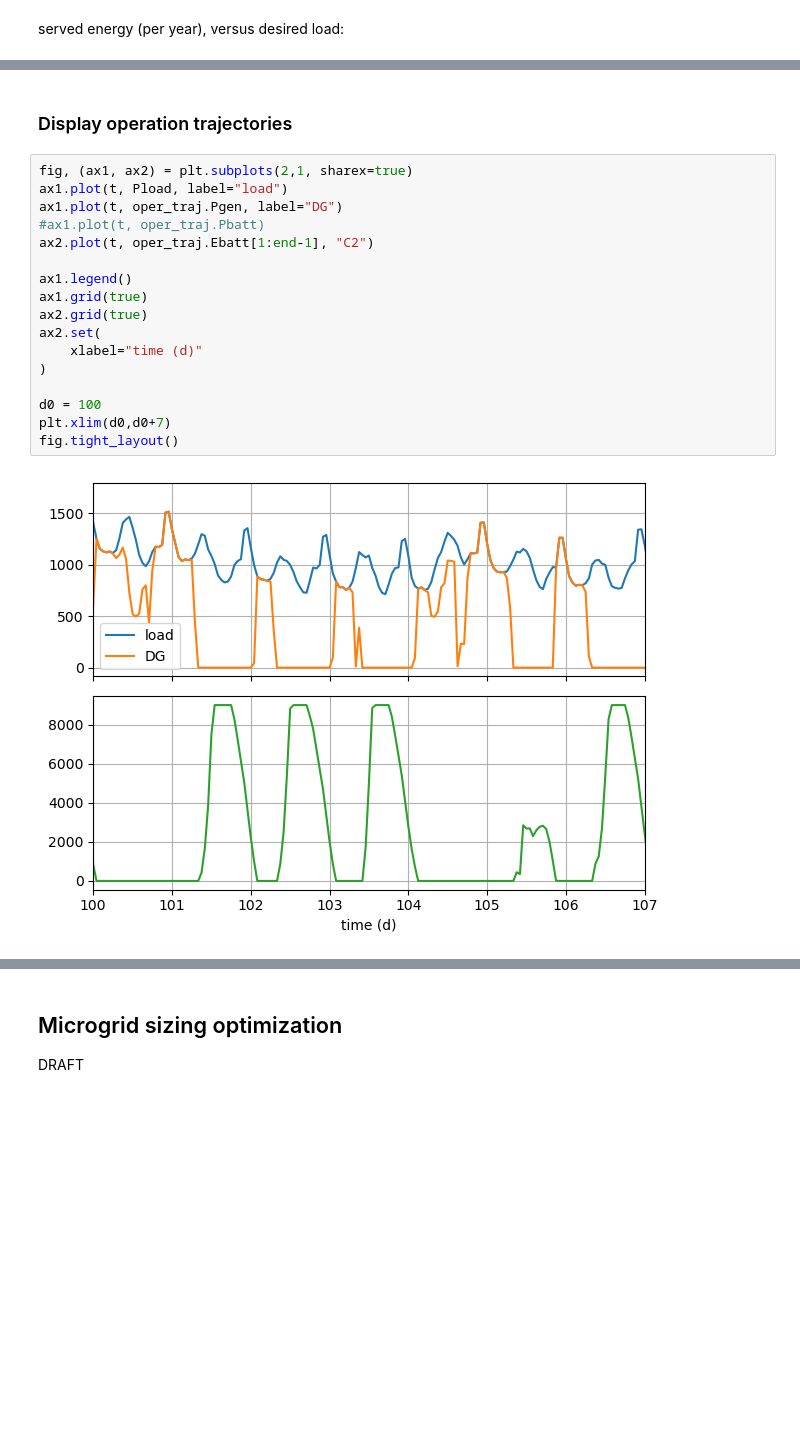
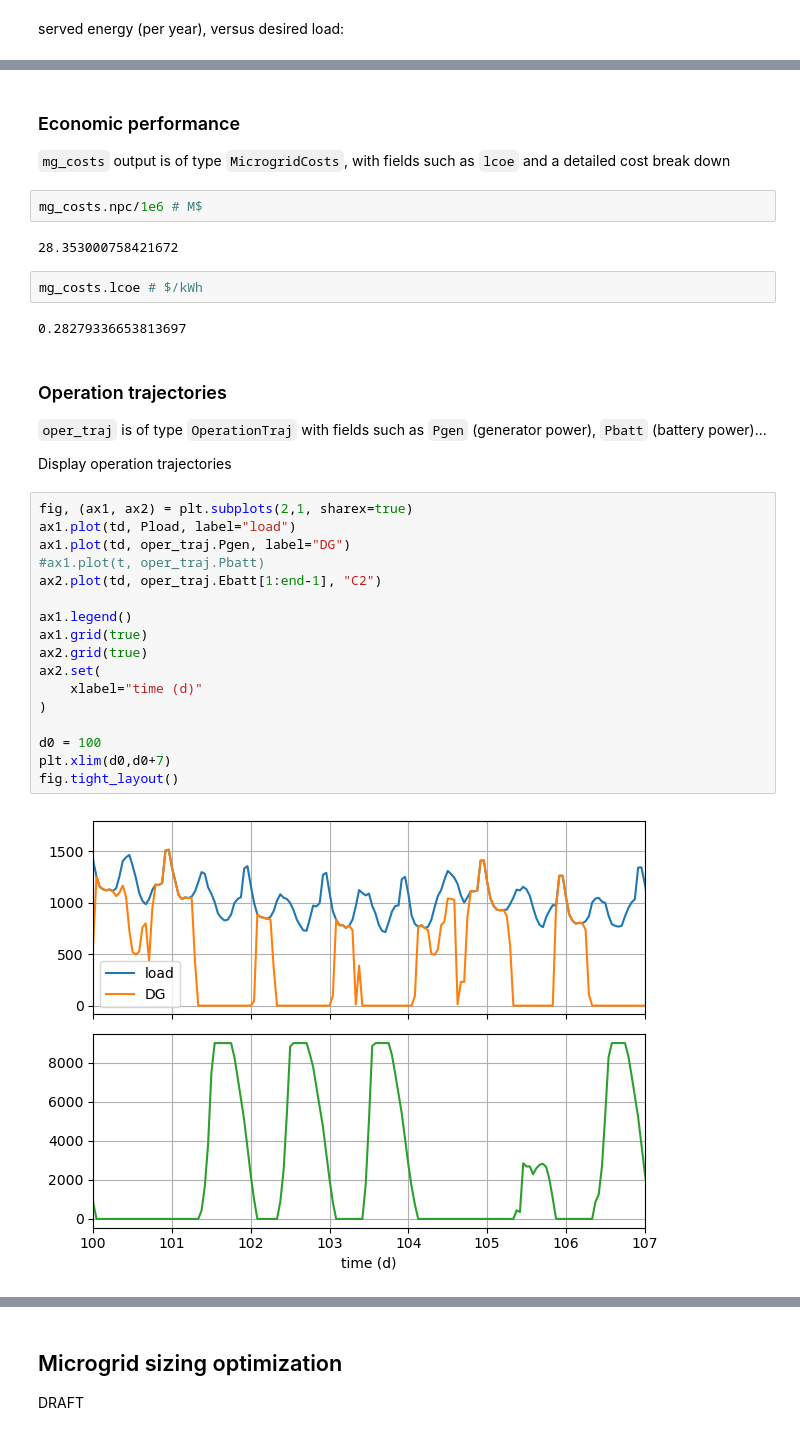
Before and after one commit to Microgrids-X/Microgrids.jl, a Jupyter notebook: examples/microgrid_with_PV_BT_DG/microgrid_with_PV_BT_DG.ipynb, the cells around one changed output, grey strips where cells are left out. Drawn from its saved outputs; the diff is of its cells as text; blank space fills up the shorter version.

```diff
--- a/examples/microgrid_with_PV_BT_DG/microgrid_with_PV_BT_DG.ipynb
+++ b/examples/microgrid_with_PV_BT_DG/microgrid_with_PV_BT_DG.ipynb
@@ -236,21 +240,37 @@ OperVarsAggr(6.774979e6, 0, 0, 0, 0.0, 3327, 670880.8054857135, 1.88175356892230
+# %% [markdown]
+### Economic performance
+
+`mg_costs` output is of type `MicrogridCosts`, with fields such as `lcoe` and a detailed cost break down
+# %%
+mg_costs.npc/1e6 # M$
+# %% [output]
+28.353000758421672
+# %%
+mg_costs.lcoe # $/kWh
+# %% [output]
+0.28279336653813697
 # %% [markdown]
-### Display operation trajectories
+### Operation trajectories
+
+`oper_traj` is of type `OperationTraj` with fields such as `Pgen` (generator power), `Pbatt` (battery power)...
+
+Display operation trajectories
-# %%
-fig, (ax1, ax2) = plt.subplots(2,1, sharex=true)
-ax1.plot(t, Pload, label="load")
-ax1.plot(t, oper_traj.Pgen, label="DG")
-#ax1.plot(t, oper_traj.Pbatt)
-ax2.plot(t, oper_traj.Ebatt[1:end-1], "C2")
-
-ax1.legend()
-ax1.grid(true)
-ax2.grid(true)
-ax2.set(
-    xlabel="time (d)"
-)
-
-d0 = 100
-plt.xlim(d0,d0+7)
-fig.tight_layout()
-# %% [output]
-[figure, removed]
+# %%
+fig, (ax1, ax2) = plt.subplots(2,1, sharex=true)
+ax1.plot(td, Pload, label="load")
+ax1.plot(td, oper_traj.Pgen, label="DG")
+#ax1.plot(t, oper_traj.Pbatt)
+ax2.plot(td, oper_traj.Ebatt[1:end-1], "C2")
+
+ax1.legend()
+ax1.grid(true)
+ax2.grid(true)
+ax2.set(
+    xlabel="time (d)"
+)
+
+d0 = 100
+plt.xlim(d0,d0+7)
+fig.tight_layout()
+# %% [output]
+[figure, added]
```
Also changed, not shown: parts of 27 cells of this notebook, 4 other files.
